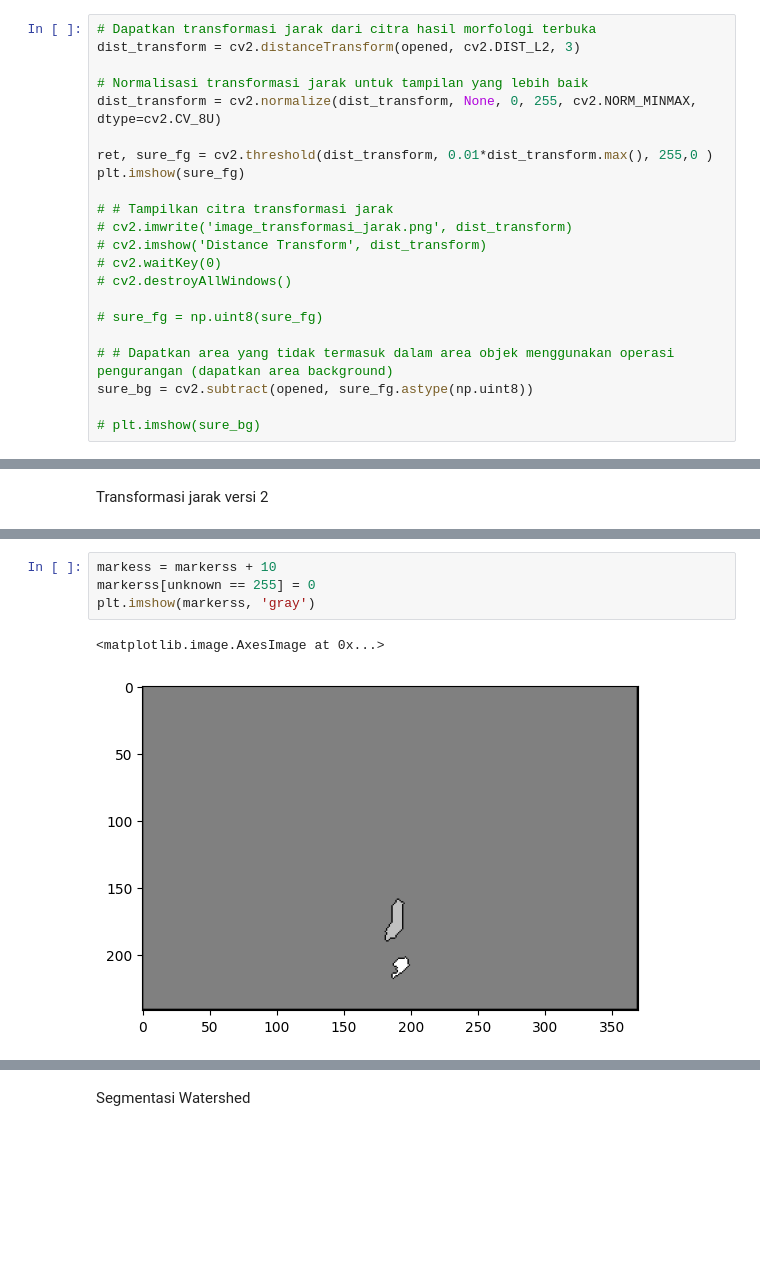
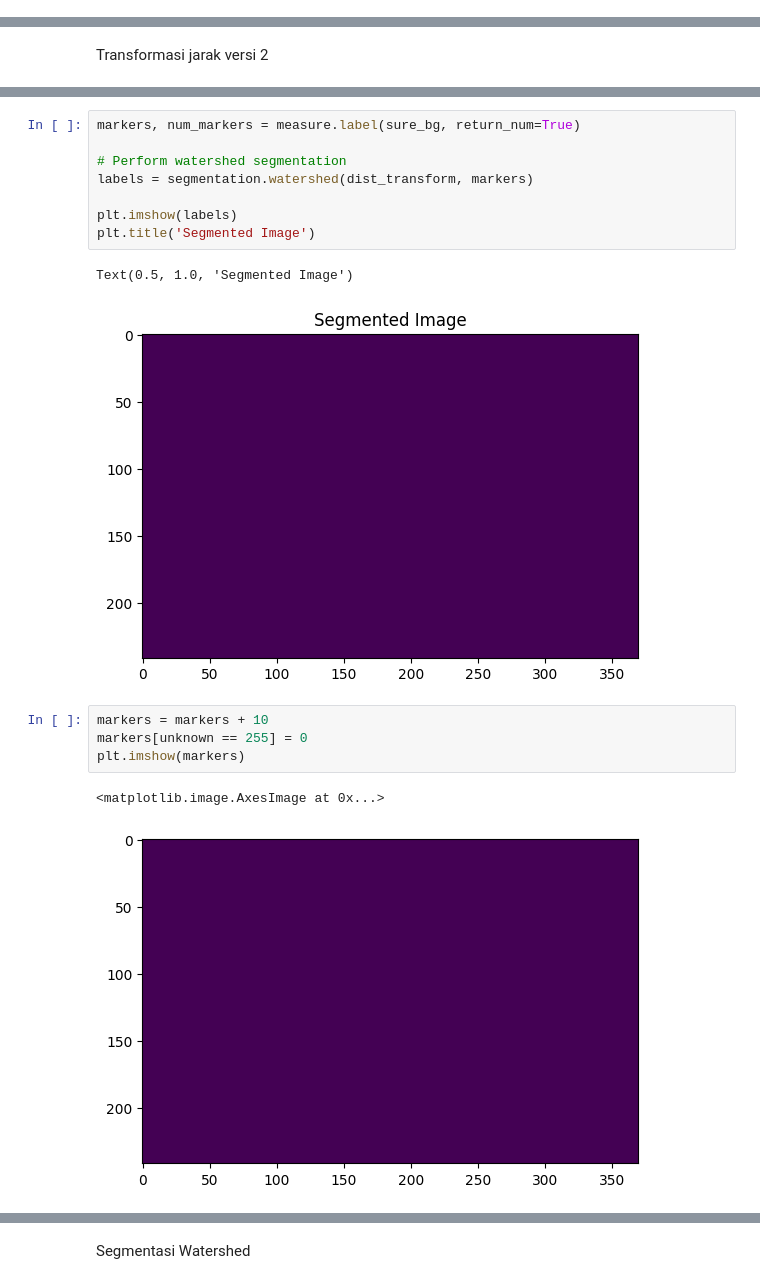
Before and after one commit to Marwahns/image_segmentation, a Jupyter notebook: segmentation_fire.ipynb, the cells around one changed output, grey strips where cells are left out. Saved outputs shown, nothing was run; the diff lists cells and outputs as text; blank space fills up the shorter version.

```diff
--- a/segmentation_fire.ipynb
+++ b/segmentation_fire.ipynb
@@ -356,22 +301,0 @@ Transformasi jarak yang benar
-# %%
-# Dapatkan transformasi jarak dari citra hasil morfologi terbuka
-dist_transform = cv2.distanceTransform(opened, cv2.DIST_L2, 3)
-
-# Normalisasi transformasi jarak untuk tampilan yang lebih baik
-dist_transform = cv2.normalize(dist_transform, None, 0, 255, cv2.NORM_MINMAX, dtype=cv2.CV_8U)
-
-ret, sure_fg = cv2.threshold(dist_transform, 0.01*dist_transform.max(), 255,0 )
-plt.imshow(sure_fg)
-
-# # Tampilkan citra transformasi jarak
-# cv2.imwrite('image_transformasi_jarak.png', dist_transform)
-# cv2.imshow('Distance Transform', dist_transform)
-# cv2.waitKey(0)
-# cv2.destroyAllWindows()
-
-# sure_fg = np.uint8(sure_fg)
-
-# # Dapatkan area yang tidak termasuk dalam area objek menggunakan operasi pengurangan (dapatkan area background)
-sure_bg = cv2.subtract(opened, sure_fg.astype(np.uint8))
-
-# plt.imshow(sure_bg)
@@ -439,8 +355,19 @@ plt.show()
+# %%
+markers, num_markers = measure.label(sure_bg, return_num=True)
+
+# Perform watershed segmentation
+labels = segmentation.watershed(dist_transform, markers)
+
+plt.imshow(labels)
+plt.title('Segmented Image')
+# %% [output]
+Text(0.5, 1.0, 'Segmented Image')
+[figure, added]
 # %%
-markess = markerss + 10
-markerss[unknown == 255] = 0
-plt.imshow(markerss, 'gray')
+markers = markers + 10
+markers[unknown == 255] = 0
+plt.imshow(markers)
 # %% [output]
 <matplotlib.image.AxesImage at 0x...>
-[figure, old version]
+[figure, new version]
 # %%
```
Also changed, not shown: parts of 42 cells of this notebook, 7 other files.
